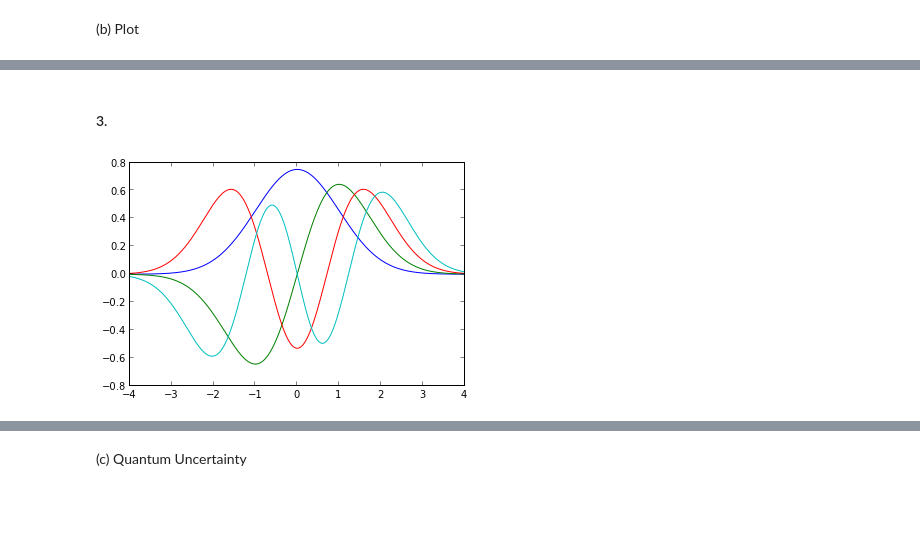
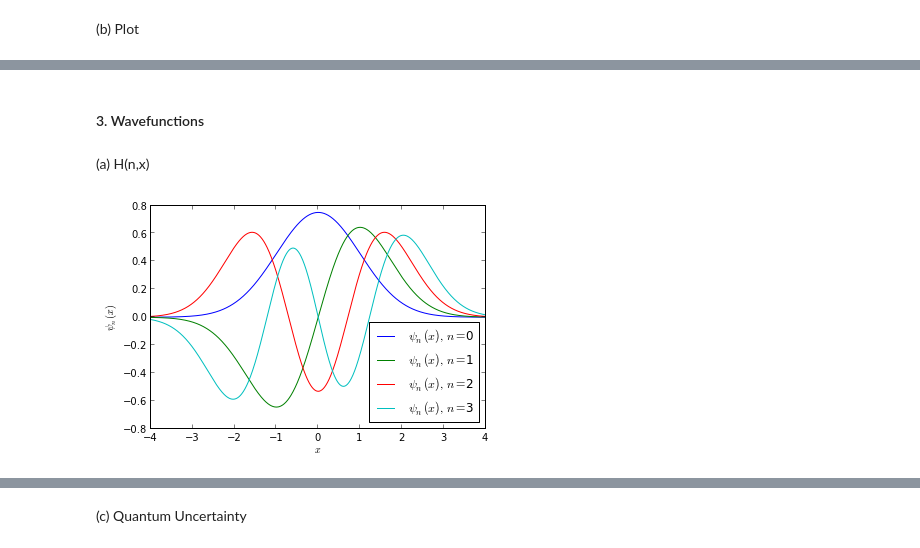
Before and after one commit to jvanatta/particle-tracks, a Jupyter notebook: week5/IntegrationEx4.ipynb, the cells around one changed output, grey strips where cells are left out. Saved outputs shown, nothing was run; the diff lists cells and outputs as text; code cells hidden in the pictures; blank space fills up the shorter version.

```diff
--- a/week5/IntegrationEx4.ipynb
+++ b/week5/IntegrationEx4.ipynb
@@ -52,0 +56,27 @@ N = 2, probability is 0.0977505547389  with error = 1.08524916541e-15
+# %%
+#using trapz instead
+#n=1
+dx = .0000005
+ra = np.arange(1./3.*L,.5*L,dx)
+ftrap = np.zeros(ra.size)
+for i,j in enumerate(ra):
+    ftrap[i] = f(j,1)
+
+psisq = integrate.trapz(ftrap, dx=dx)
+err = abs(psisq - .304498890522)
+
+print "N = 1, probability is", psisq, " with error =", err
+print 1/dx, "bins"
+
+#n=2
+dx = .001
+ra = np.arange(1./3.*L,.5*L,dx)
+ftrap = np.zeros(ra.size)
+for i,j in enumerate(ra):
+    ftrap[i] = f(j,2)
+
+psisq = integrate.trapz(ftrap, dx=dx)
+err = abs(psisq - .0977505547389)
+
+print "N = 2, probability is", psisq, " with error =", err
+print 1/dx, "bins"
@@ -62,7 +106,14 @@ show()
 # %% [markdown]
-#### 3.
+#### 3. Wavefunctions
+# %% [markdown]
+(a) H(n,x)
 # %%
 def H(n,x):
+    """
+    Recursively generates (physicist's) hermite polynomials
+    in: int n, the polynomial number; array x, a function-like to act on
+    out: array, function-like
+    """
     if n < 0:
         print "error invalid n"
         return 1
@@ -71,7 +122,7 @@ def H(n,x):
     elif n == 1:
         return 2*x
     elif n > 1:
-        #recursion is so elegant, i don't care if its all python and therefore slowish
+        #recursion is so elegant even if it isn't the fastest way
         return 2*x*H(n-1,x) - 2*(n-1)*H(n-2,x)
 '''
     Testing Hermite polynomials
@@ -81,12 +132,16 @@ print
 # %%
 from math import factorial
 psi = lambda x, n: (np.exp(-((x**2)/2))*H(n,x))/((2**n*factorial(n)*np.pi**.5)**.5)
 
 ra = np.arange(-4, 4+.01, .01)
 
 for i in range(4):
-    plot(ra, psi(ra,i))
+    plot(ra, psi(ra,i), label = "$\\psi_n(x),\\ n=$"+str(i))
+
+plt.ylabel(r"$\psi_n(x)$")
+plt.xlabel("$x$")
+plt.legend(loc='best')
 show()
 # %% [output]
-[figure, old version]
+[figure, new version]
 # %% [markdown]
```
Also changed, not shown: parts of 38 cells of this notebook.
